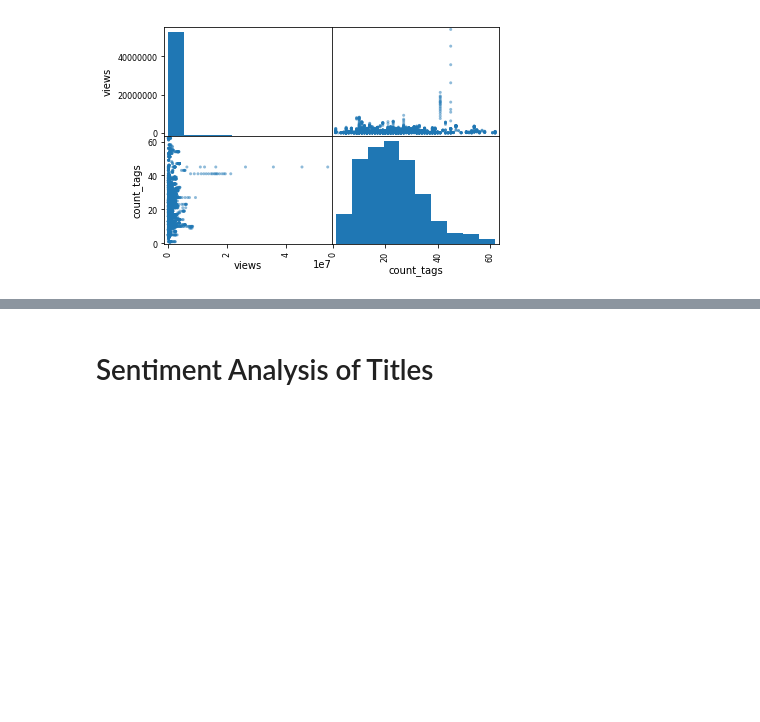
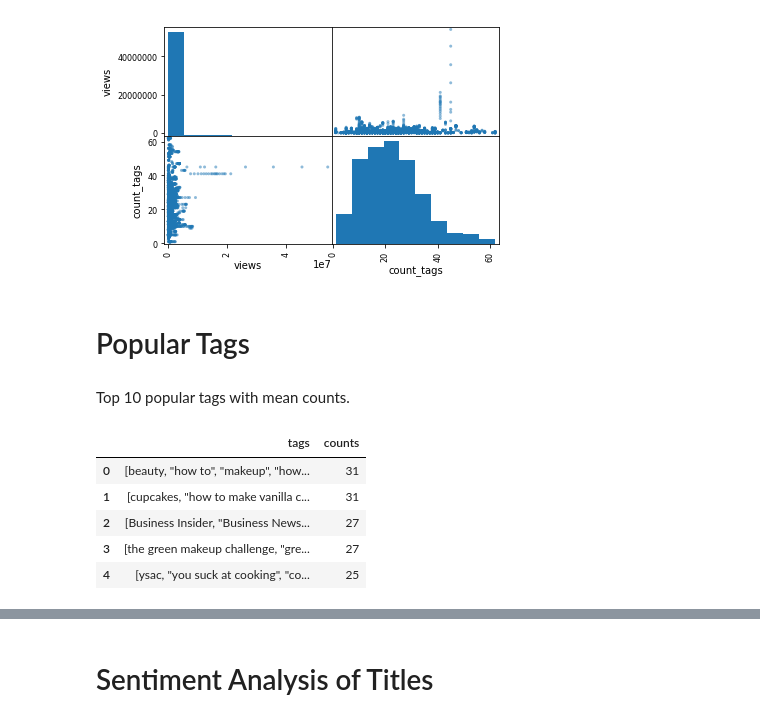
Before and after one commit to dtn058/FinalProject_group46, a Jupyter notebook: COGS108 Final project.ipynb, the cells around one changed output, grey strips where cells are left out. Saved outputs shown, nothing was run; the diff lists cells and outputs as text; code cells hidden in the pictures; blank space fills up the shorter version.

```diff
--- a/COGS108 Final project.ipynb
+++ b/COGS108 Final project.ipynb
@@ -101,3 +101,23 @@ array([[<matplotlib.axes._subplots.AxesSubplot object at 0x...>,
         <matplotlib.axes._subplots.AxesSubplot object at 0x...>]],
       dtype=object)
 [figure]
+# %% [markdown]
+# Popular Tags
+# %% [markdown]
+Top 10 popular tags with mean counts.
+# %%
+pd.set_option('display.max_colwidth', -1)
+tags = youtube['tags'].apply(pd.Series).stack()
+tags_df =youtube['tags'].apply(pd.Series).stack()
+
+pop_tags = youtube['tags'].value_counts()
+
+pop_tagsDF = pd.DataFrame({'tags':pop_tags.index, 'counts':pop_tags.values})
+pop_tagsDF.head()
+# %% [output]
+|  | tags | counts |
+| 0 | [beauty, "how to", "makeup", "how... | 31 |
+| 1 | [cupcakes, "how to make vanilla c... | 31 |
+| 2 | [Business Insider, "Business News... | 27 |
+| 3 | [the green makeup challenge, "gre... | 27 |
+| 4 | [ysac, "you suck at cooking", "co... | 25 |
```
Also changed, not shown: parts of 3 cells of this notebook.
